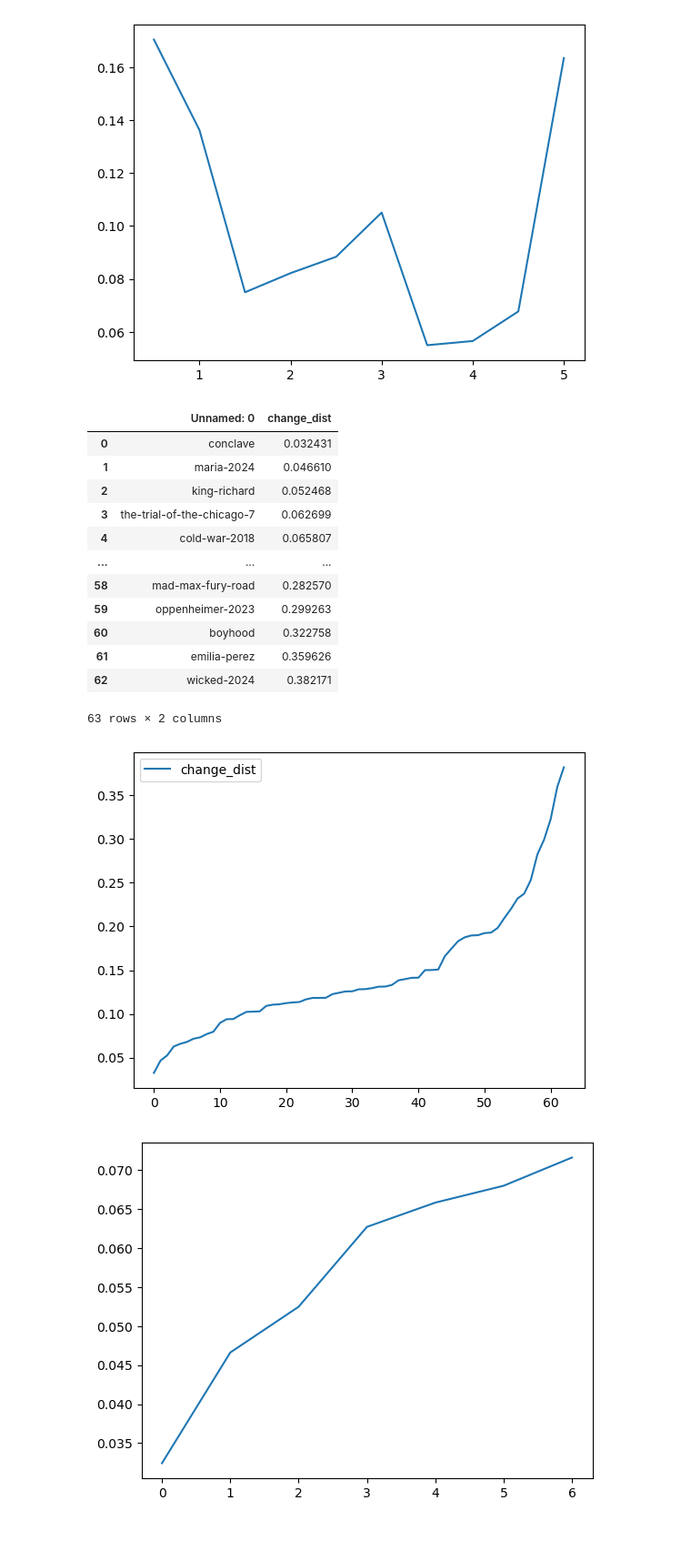
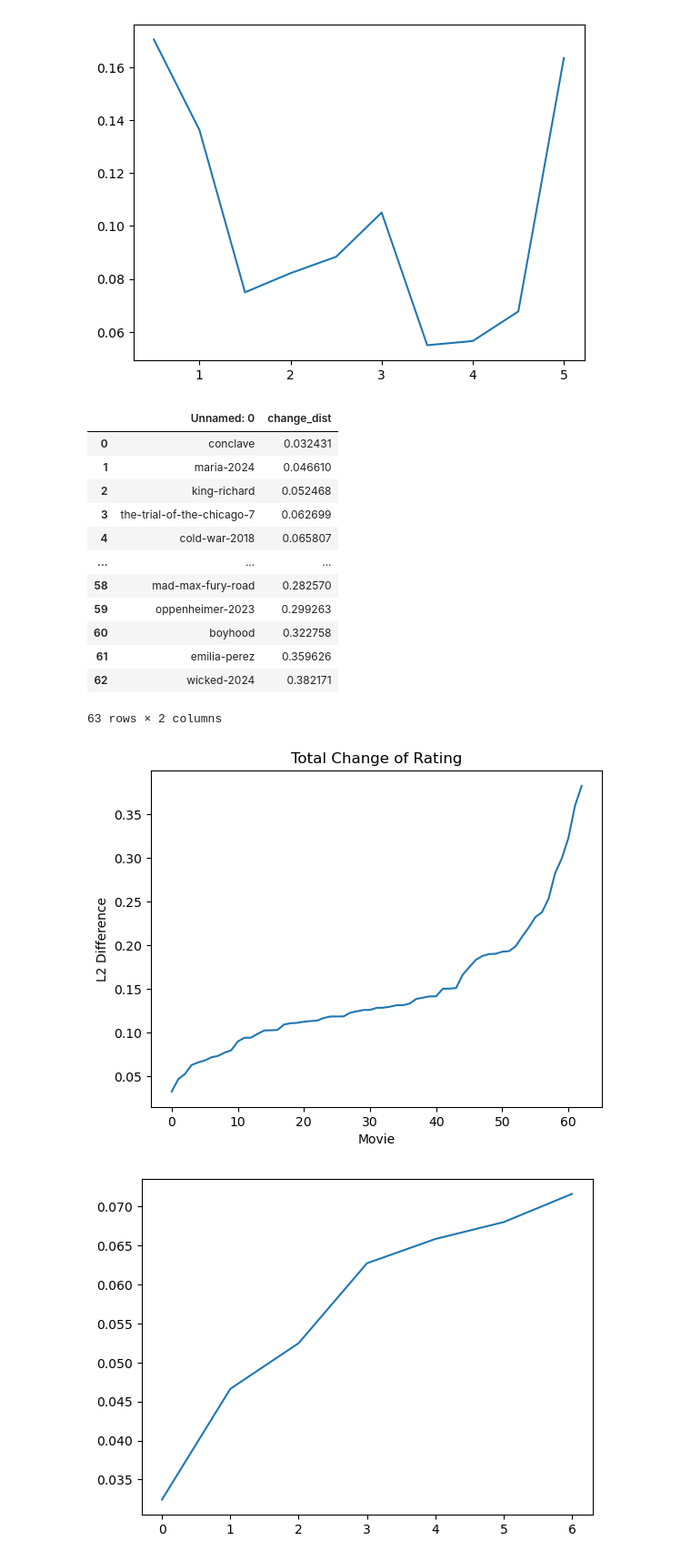
Before and after one commit to Erdos-Projects/fall-2025-predicting-movie-success, a Jupyter notebook: Pictures_Set_Up/Picture_Set_Up.ipynb, the cells around one changed output. Shown: that part at 91% size. Cells and saved outputs as stored; diff of their text form; code cells hidden in the pictures; blank space fills up the shorter version.

Commit message:
Graphs of the Data

```diff
--- a/Pictures_Set_Up/Picture_Set_Up.ipynb
+++ b/Pictures_Set_Up/Picture_Set_Up.ipynb
@@ -44,26 +44,31 @@ plt.savefig('nonbell_user_arkhamknightride.png')
 # %%
 ## L2 Distance Plot
 
 df = pd.read_csv('C:/Users/Shmoops/Desktop/Conda_Stuff/python-prep-backup/fall-2025-predicting-movie-success/Post_Award_Analysis/L2_Distances.csv')
 
-df.plot()
+fig = df.plot(legend=None)
+fig.set(xlabel= 'Movie', ylabel='L2 Difference', title="Total Change of Rating")
+
+total_change = fig.get_figure()
+
+total_change.savefig("total_change.png")
 
 df
 # %% [output]
 |  | Unnamed: 0 | change_dist |
 | 0 | conclave | 0.032431 |
 | 1 | maria-2024 | 0.046610 |
 | 2 | king-richard | 0.052468 |
 | 3 | the-trial-of-the-chicago-7 | 0.062699 |
 | 4 | cold-war-2018 | 0.065807 |
 | ... | ... | ... |
 | 58 | mad-max-fury-road | 0.282570 |
 | 59 | oppenheimer-2023 | 0.299263 |
 | 60 | boyhood | 0.322758 |
 | 61 | emilia-perez | 0.359626 |
 | 62 | wicked-2024 | 0.382171 |
 63 rows × 2 columns
-[figure, old version]
+[figure, new version]
 # %%
 movies_to_use = [0,1,2,3,4,5,6]
 df_restr = df.iloc[movies_to_use]
```
Also changed, not shown: parts of 3 cells of this notebook, 10 other files.
